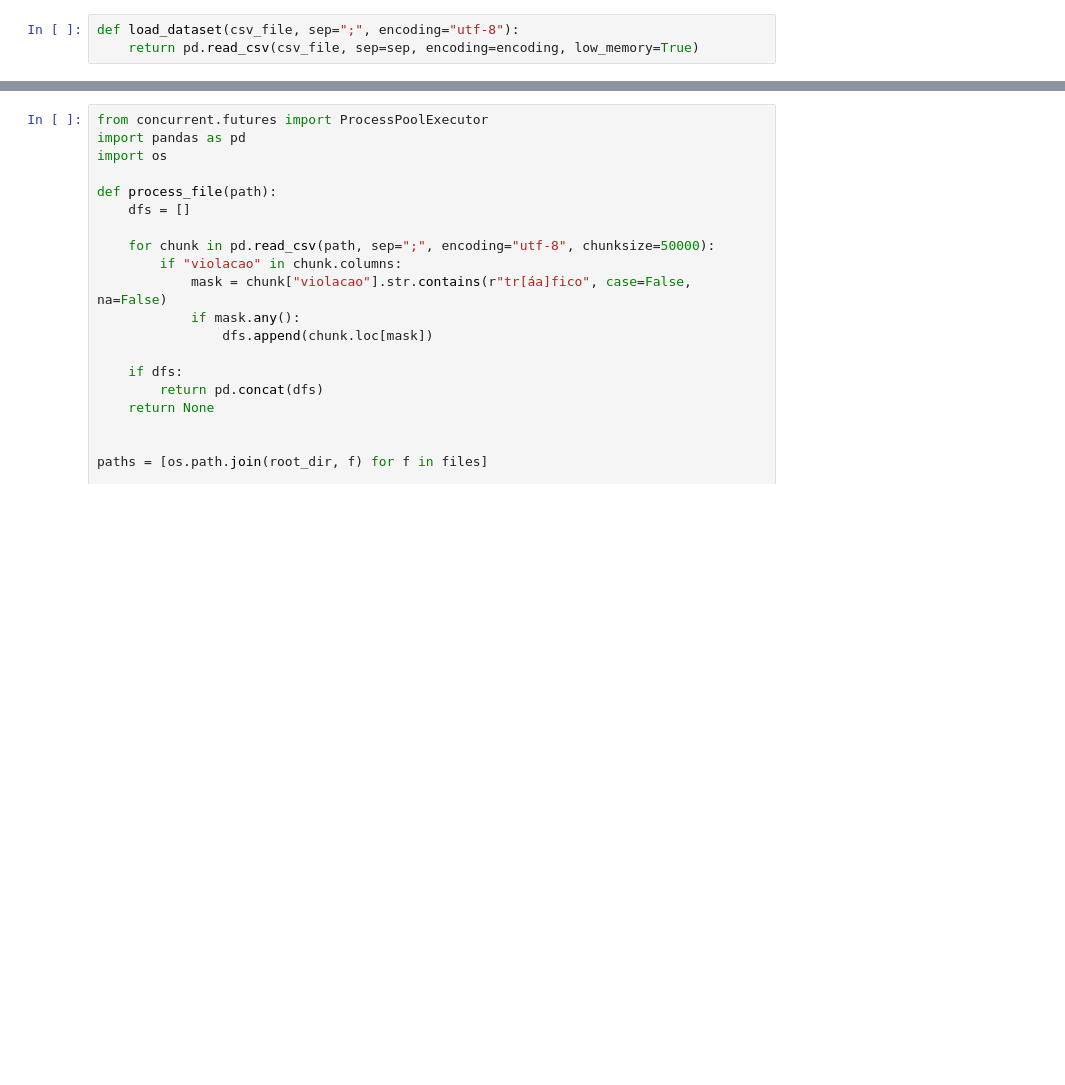
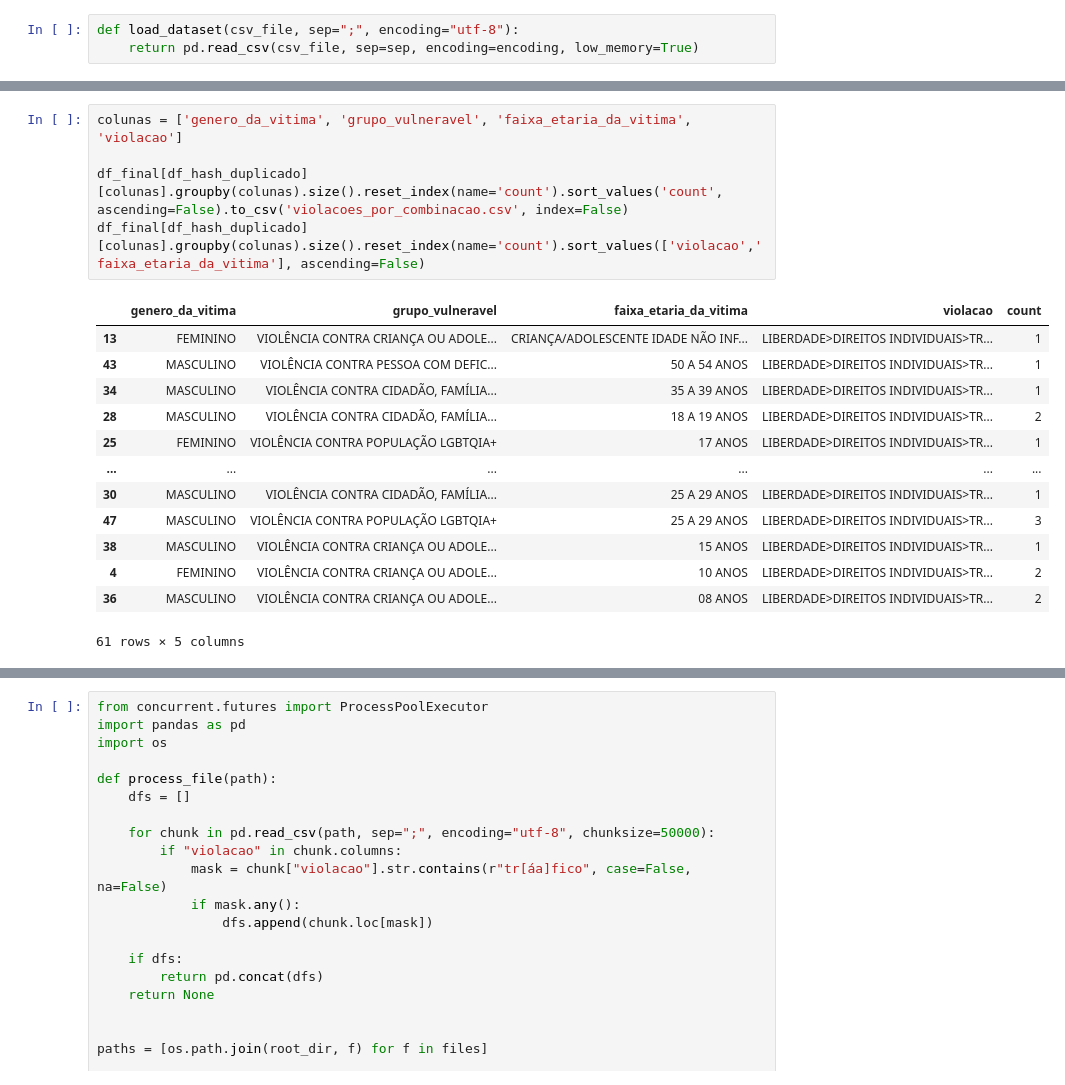
Before and after one commit to janaelsondias/mlforht, a Jupyter notebook: main.ipynb, the cells around one changed output, grey strips where cells are left out. Drawn from its saved outputs; the diff is of its cells as text; blank space fills up the shorter version.

```diff
--- a/main.ipynb
+++ b/main.ipynb
@@ -52,0 +184,19 @@ df_final = pd.concat(dfs, ignore_index=True)
+# %%
+colunas = ['genero_da_vitima', 'grupo_vulneravel', 'faixa_etaria_da_vitima', 'violacao']
+
+df_final[df_hash_duplicado][colunas].groupby(colunas).size().reset_index(name='count').sort_values('count', ascending=False).to_csv('violacoes_por_combinacao.csv', index=False)
+df_final[df_hash_duplicado][colunas].groupby(colunas).size().reset_index(name='count').sort_values(['violacao','faixa_etaria_da_vitima'], ascending=False)
+# %% [output]
+|  | genero_da_vitima | grupo_vulneravel | faixa_etaria_da_vitima | violacao | count |
+| 13 | FEMININO | VIOLÊNCIA CONTRA CRIANÇA OU ADOLE... | CRIANÇA/ADOLESCENTE IDADE NÃO INF... | LIBERDADE>DIREITOS INDIVIDUAIS>TR... | 1 |
+| 43 | MASCULINO | VIOLÊNCIA CONTRA PESSOA COM DEFIC... | 50 A 54 ANOS | LIBERDADE>DIREITOS INDIVIDUAIS>TR... | 1 |
+| 34 | MASCULINO | VIOLÊNCIA CONTRA CIDADÃO, FAMÍLIA... | 35 A 39 ANOS | LIBERDADE>DIREITOS INDIVIDUAIS>TR... | 1 |
+| 28 | MASCULINO | VIOLÊNCIA CONTRA CIDADÃO, FAMÍLIA... | 18 A 19 ANOS | LIBERDADE>DIREITOS INDIVIDUAIS>TR... | 2 |
+| 25 | FEMININO | VIOLÊNCIA CONTRA POPULAÇÃO LGBTQIA+ | 17 ANOS | LIBERDADE>DIREITOS INDIVIDUAIS>TR... | 1 |
+| ... | ... | ... | ... | ... | ... |
+| 30 | MASCULINO | VIOLÊNCIA CONTRA CIDADÃO, FAMÍLIA... | 25 A 29 ANOS | LIBERDADE>DIREITOS INDIVIDUAIS>TR... | 1 |
+| 47 | MASCULINO | VIOLÊNCIA CONTRA POPULAÇÃO LGBTQIA+ | 25 A 29 ANOS | LIBERDADE>DIREITOS INDIVIDUAIS>TR... | 3 |
+| 38 | MASCULINO | VIOLÊNCIA CONTRA CRIANÇA OU ADOLE... | 15 ANOS | LIBERDADE>DIREITOS INDIVIDUAIS>TR... | 1 |
+| 4 | FEMININO | VIOLÊNCIA CONTRA CRIANÇA OU ADOLE... | 10 ANOS | LIBERDADE>DIREITOS INDIVIDUAIS>TR... | 2 |
+| 36 | MASCULINO | VIOLÊNCIA CONTRA CRIANÇA OU ADOLE... | 08 ANOS | LIBERDADE>DIREITOS INDIVIDUAIS>TR... | 2 |
+61 rows × 5 columns
```
Also changed, not shown: parts of 34 cells of this notebook, 14 other files.
